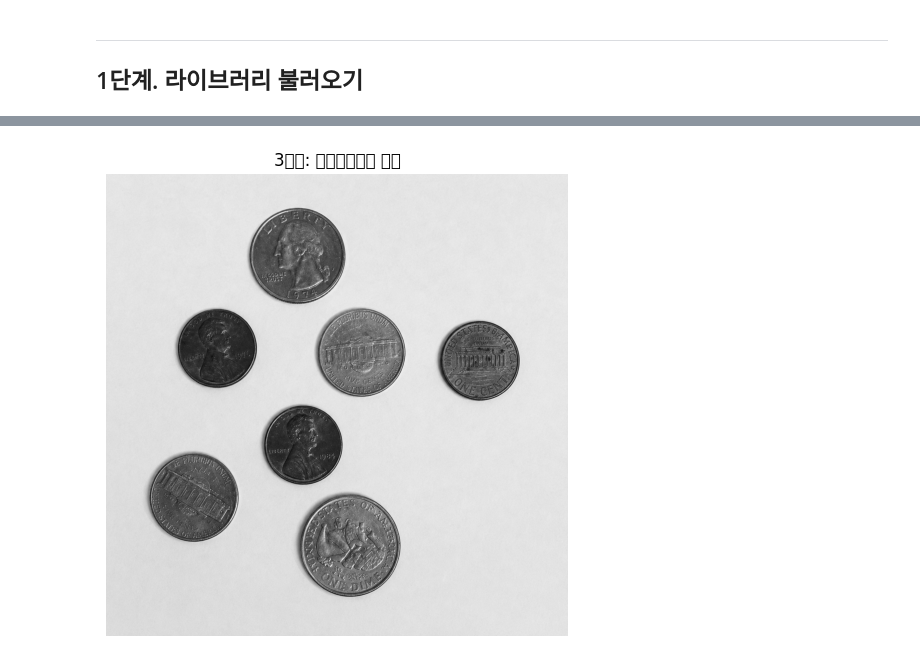
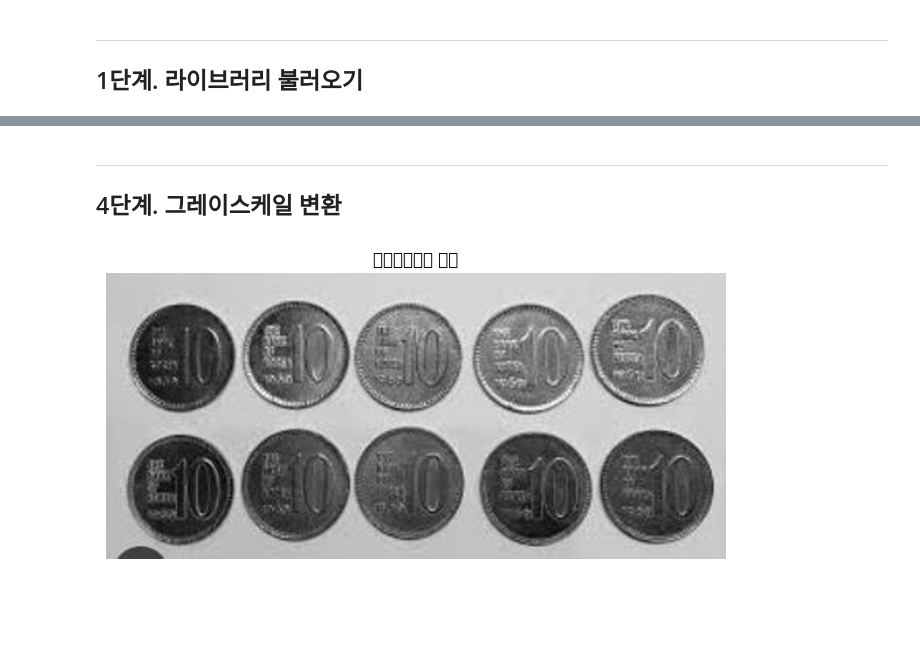
Before and after one commit to psy0635-ctrl/OpenCv, a Jupyter notebook: 영상인공지능처리_기말과제/영상인공지능처리_기말과제_동전개수세기_2601110288_박수용.ipynb, the cells around one changed output, grey strips where cells are left out. Saved outputs shown, nothing was run; the diff lists cells and outputs as text; code cells hidden in the pictures; blank space fills up the shorter version.

```diff
--- a/영상인공지능처리_기말과제/영상인공지능처리_기말과제_동전개수세기_2601110288_박수용.ipynb
+++ b/영상인공지능처리_기말과제/영상인공지능처리_기말과제_동전개수세기_2601110288_박수용.ipynb
@@ -85,19 +78,18 @@ import matplotlib.pyplot as plt
 # %%
 # 이미지 불러오기
-img_bgr = cv2.imread("coins.png")
+img_bgr = cv2.imread("coin.jpg")
 
-# 이미지 로드 실패 시 오류 방지
 if img_bgr is None:
-    raise FileNotFoundError("coins.png 파일을 찾을 수 없습니다. 같은 폴더에 이미지를 넣어주세요.")
+    raise FileNotFoundError("coin.jpg 파일을 찾을 수 없습니다.")
 
-# BGR → RGB 변환 후 출력 (matplotlib은 RGB 순서 사용)
 img_rgb = cv2.cvtColor(img_bgr, cv2.COLOR_BGR2RGB)
 
-plt.figure(figsize=(8, 6))
+plt.figure(figsize=(8, 4))
 plt.imshow(img_rgb)
-plt.title("원본 이미지")
+plt.title("원본 이미지 (coin.jpg)")
 plt.axis("off")
 plt.show()
 
 print("이미지 크기:", img_bgr.shape)
+print("→ 해상도가 낮아 동전 픽셀 면적이 부족함 — 업스케일 필요")
 # %% [output]
@@ -119,0 +115,12 @@ print("이미지 크기:", img_bgr.shape)
+# %%
+# 개선1: 이미지 3배 업스케일
+img_big = cv2.resize(img_bgr, None, fx=3, fy=3, interpolation=cv2.INTER_CUBIC)
+
+img_big_rgb = cv2.cvtColor(img_big, cv2.COLOR_BGR2RGB)
+plt.figure(figsize=(10, 5))
+plt.imshow(img_big_rgb)
+plt.title(f"업스케일 결과: {img_bgr.shape[1]}×{img_bgr.shape[0]} → {img_big.shape[1]}×{img_big.shape[0]}")
+plt.axis("off")
+plt.show()
+
+print("업스케일 후 크기:", img_big.shape)
@@ -120,11 +130,14 @@ print("이미지 크기:", img_bgr.shape)
+# %% [markdown]
+---
+
+## 4단계. 그레이스케일 변환
 # %%
-# 컬러(BGR) → 흑백(그레이스케일) 변환
-gray = cv2.cvtColor(img_bgr, cv2.COLOR_BGR2GRAY)
+gray = cv2.cvtColor(img_big, cv2.COLOR_BGR2GRAY)
 
-plt.figure(figsize=(8, 6))
+plt.figure(figsize=(8, 4))
 plt.imshow(gray, cmap="gray")
-plt.title("3단계: 그레이스케일 변환")
+plt.title("그레이스케일 변환")
 plt.axis("off")
 plt.show()
 # %% [output]
-[figure, old version]
+[figure, new version]
```
Also changed, not shown: parts of 27 cells of this notebook, 11 other files.
